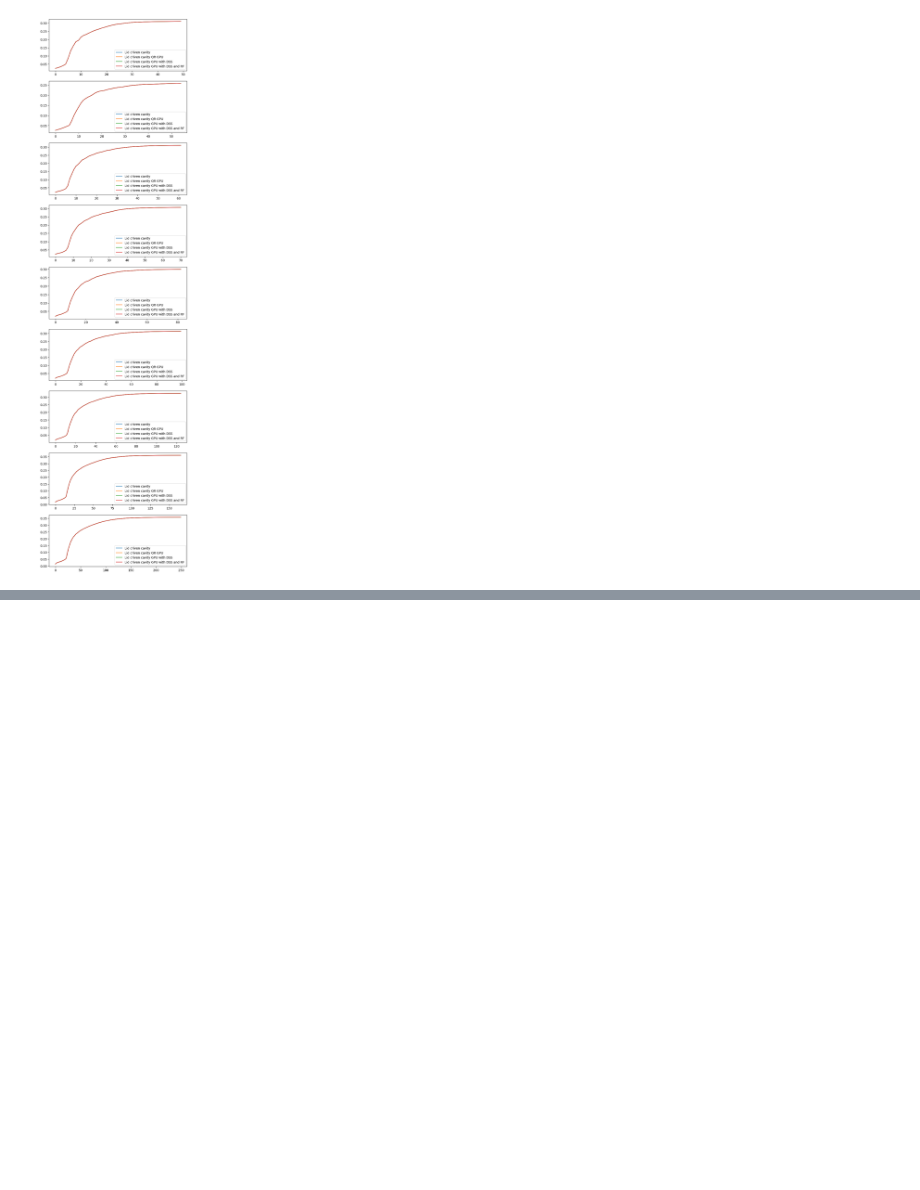
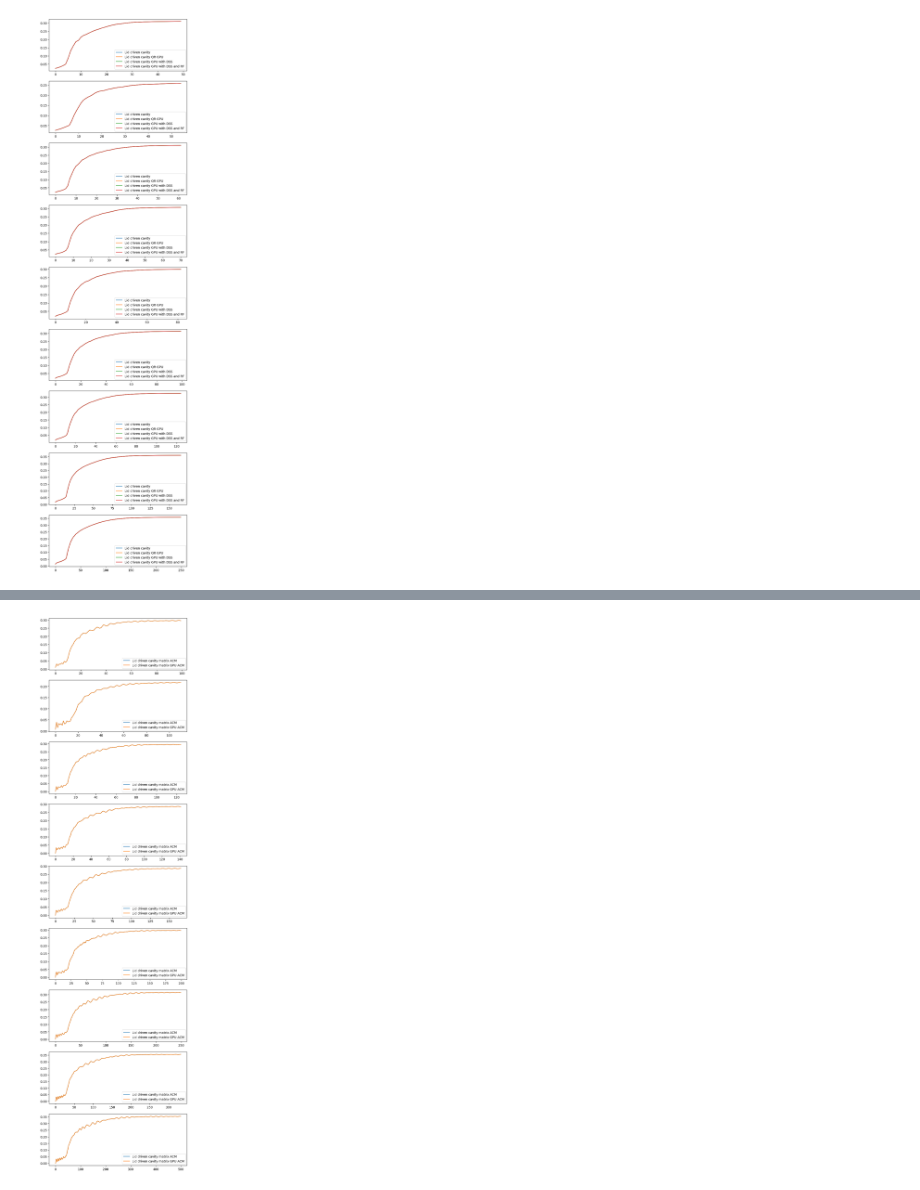
Before and after one commit to ggasper/lid-driven-cavity-gpu, a Jupyter notebook: benchmark/benchmark.ipynb, the cells around one changed output, grey strips where cells are left out. Drawn from its saved outputs; the diff is of its cells as text; code cells hidden in the pictures; blank space fills up the shorter version.

```diff
--- a/benchmark/benchmark.ipynb
+++ b/benchmark/benchmark.ipynb
@@ -12,6 +14,7 @@ programs = {
     "Lid driven cavity GPU with DSS and RF" : ("DSS", "RF")
 }
 hs = [h/1000.0 for h in range(20, 2, -2)]
+param_directory = tempfile.TemporaryDirectory()
 # %% [markdown]
 Create parameter files
 # %%
@@ -96,0 +108,15 @@ for i, h in enumerate(hs):
+# %%
+parameter_path = Path("..", "params")
+default_param = parameter_path / "chanelFlowACM.xml"
+for name, program in programs_acm.items():
+    params_tree = ElementTree.parse(default_param)
+    root = params_tree.getroot()
+    for h in hs_acm:
+        num_xml = root.find("./num")
+        num_xml.set('h', str(h))
+        output = root.find("./output")
+        output.set("hdf5_name", str(Path('..') / get_output_path(program, h)))
+        case_xml = root.find("./case")
+        case_xml.set('program', program)
+        param_output_path = get_param_path(acm_parameter_dir, program, h)
+        params_tree.write(param_output_path)
@@ -96,0 +187,12 @@ for i, h in enumerate(hs):
+# %%
+fig, axs = plt.subplots(len(hs), figsize=(8,32))
+for i, h in enumerate(hs):
+    for name, program in programs_acm.items():
+        result_file = Path('..') / get_output_path(program, h)
+        with h5py.File(result_file) as f:
+            velocity = np.array(f['max_u_y'], dtype=np.float64)
+            xs = list(range(len(velocity[0])))
+            axs[i].plot(xs, velocity[0], label=name)
+            axs[i].legend()
+# %% [output]
+[figure, added]
```
Also changed, not shown: parts of 9 cells of this notebook, 3 other files.
